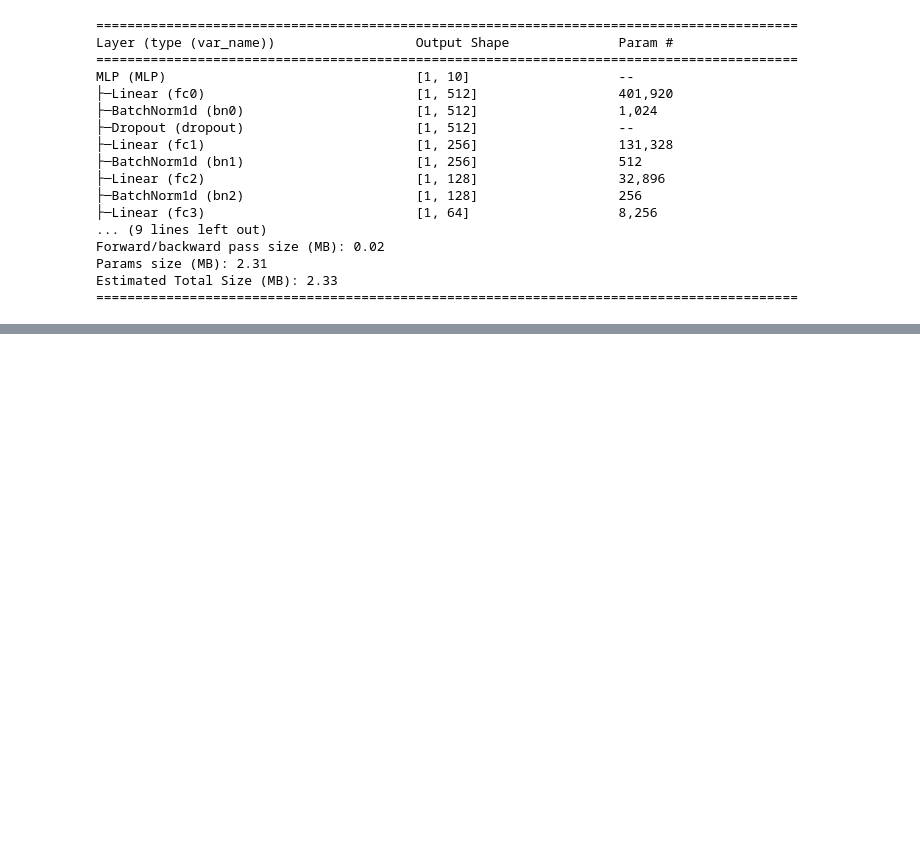
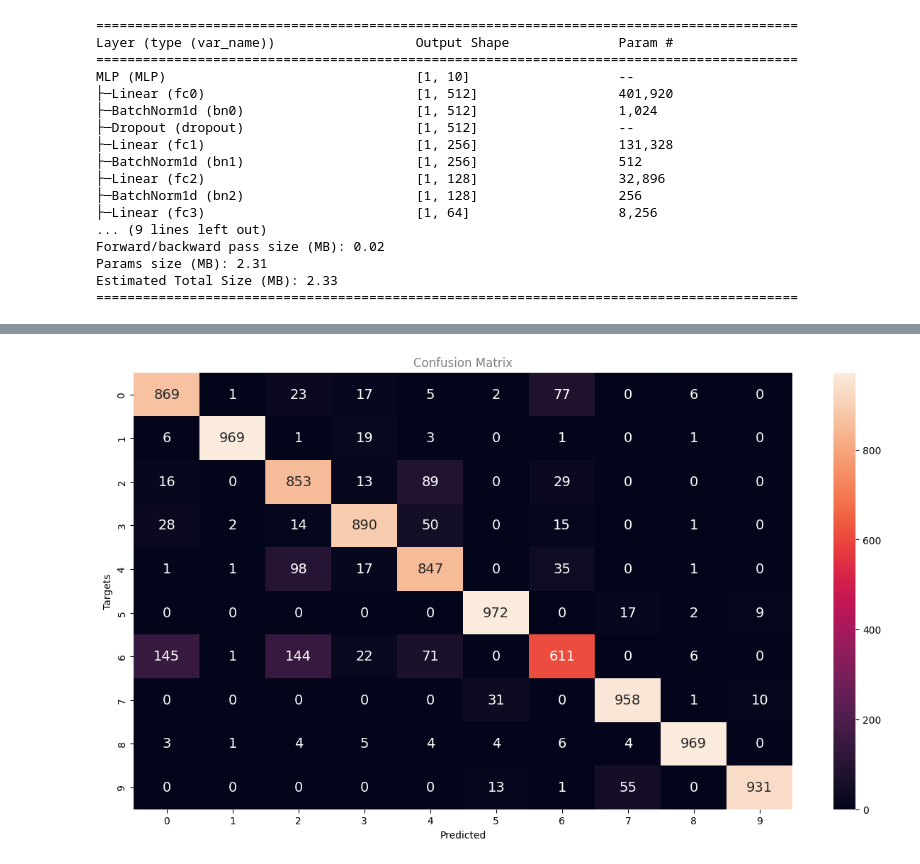
Before and after one commit to deriiinjv/pytorch-ml-experiments, a Jupyter notebook: FashionMNIST.ipynb, the cells around one changed output, grey strips where cells are left out. Cells and saved outputs as stored; diff of their text form; code cells hidden in the pictures; blank space fills up the shorter version.

Commit message:
Added Confusion matrix

```diff
--- a/FashionMNIST.ipynb
+++ b/FashionMNIST.ipynb
@@ -246,0 +240,37 @@ plt.show()
+# %%
+#confusion matrix
+from sklearn.metrics import confusion_matrix
+import seaborn as sn
+
+def pred_batch(model,batch_inputs):
+  model.eval()
+  batch_outputs=model(batch_inputs)
+  with torch.no_grad():
+    batch_probs=batch_outputs.softmax(dim=1)
+  batch_cls_ids=batch_probs.argmax(dim=1)
+  return batch_cls_ids.cpu()
+# %%
+val_target_labels = []
+val_predicted_labels = []
+
+for image_batch, target_batch in val_loader:
+    image_batch = image_batch.to(DEVICE)
+
+    batch_pred_cls_id = pred_batch(mlp_model, image_batch)
+
+    val_predicted_labels.append(batch_pred_cls_id)
+    val_target_labels.append(target_batch)
+
+val_target_labels = torch.cat(val_target_labels).numpy()
+val_predicted_labels = torch.cat(val_predicted_labels).numpy()
+# %%
+cm = confusion_matrix(y_true=val_target_labels, y_pred = val_predicted_labels)
+
+plt.figure(figsize= [15,8])
+sn.heatmap(cm, annot=True, fmt='d', annot_kws={"size":14})
+plt.xlabel("Predicted")
+plt.ylabel("Targets")
+plt.title(f"Confusion Matrix", color="gray")
+plt.show()
+# %% [output]
+[figure, added]
```
Also changed, not shown: parts of 5 cells of this notebook.
